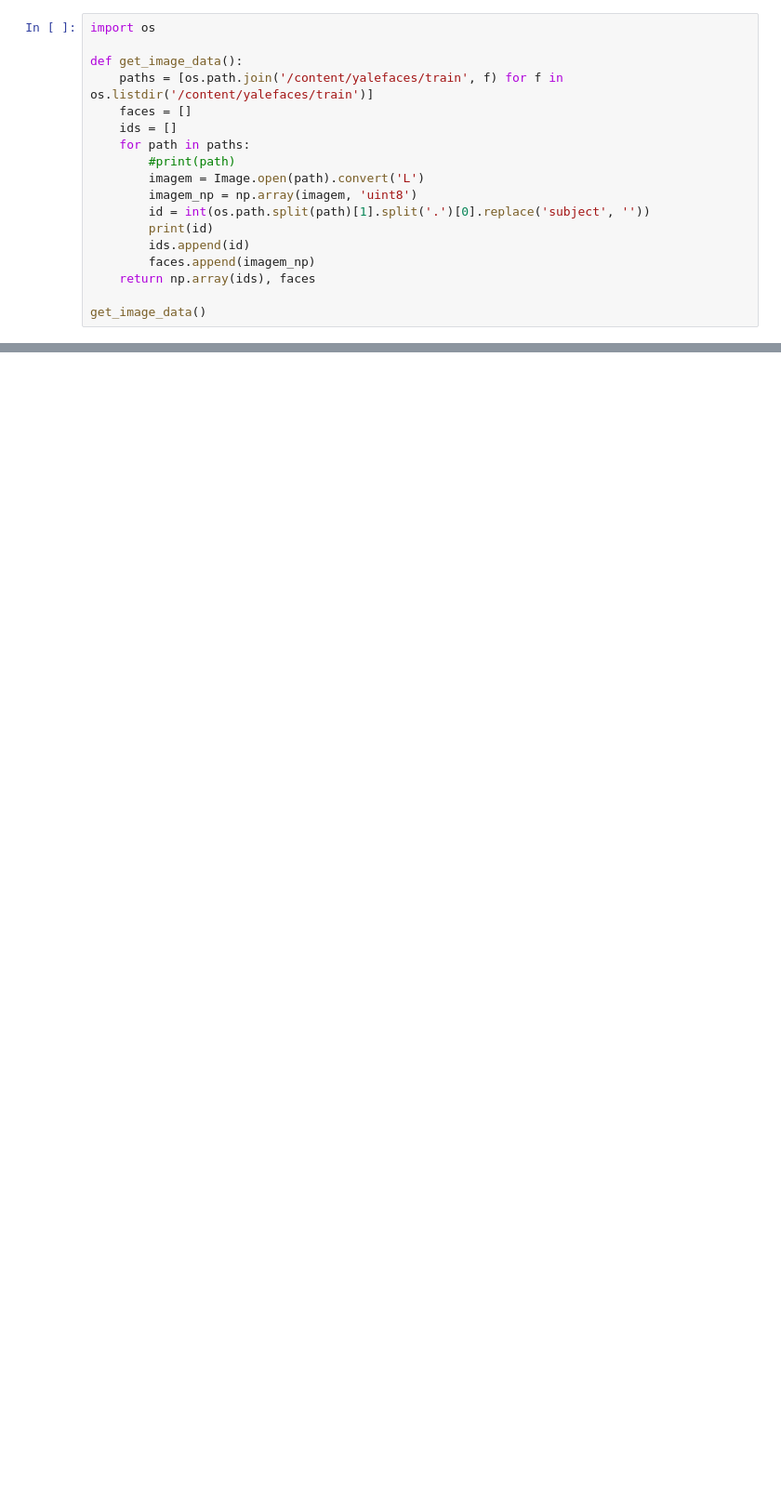
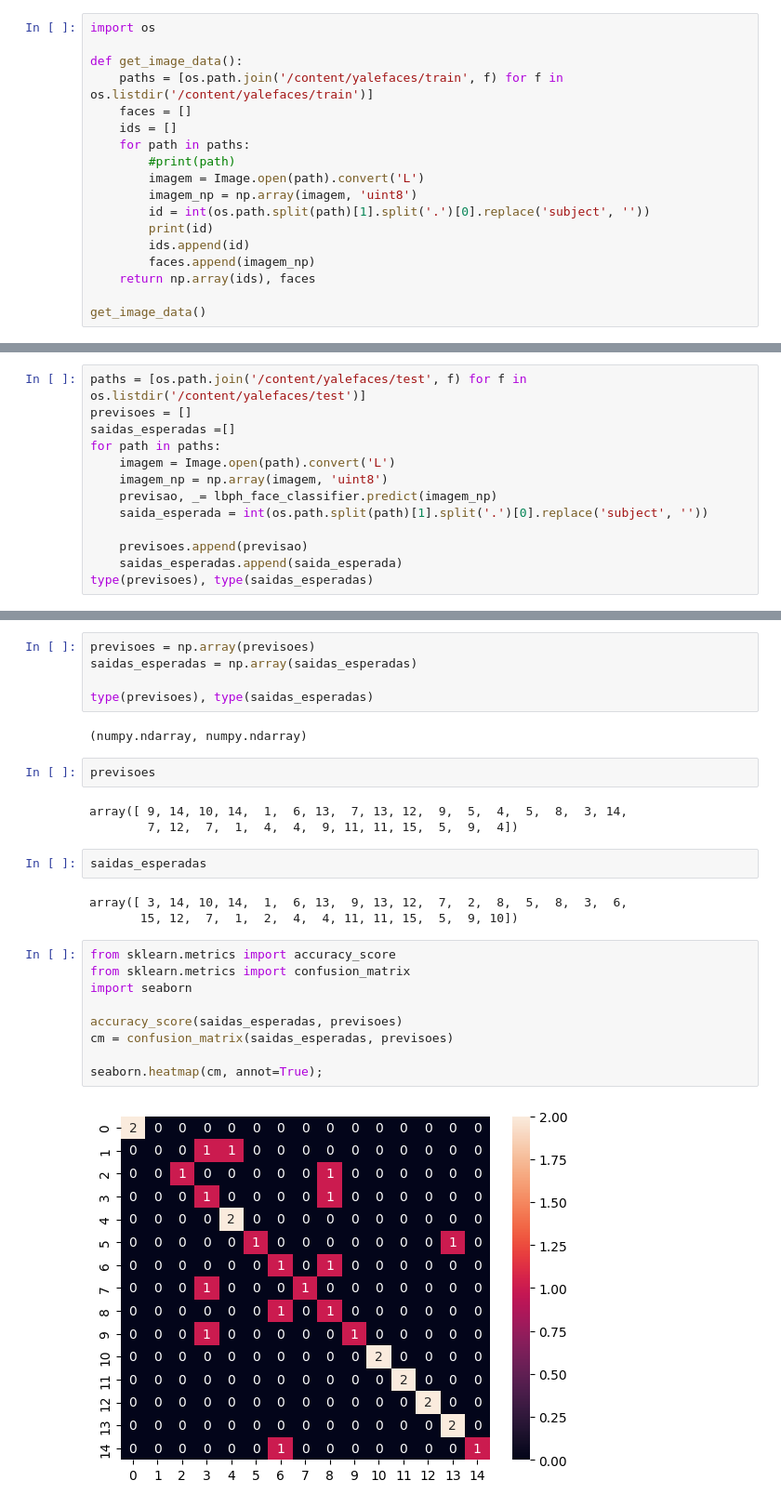
Before and after one commit to Sonryu/Computer-Vision-, a Jupyter notebook: Base_De_Dados_OpenCV_e_Dlib_LBPH.ipynb, the cells around one changed output, grey strips where cells are left out. Shown: that part at 93% size. Drawn from its saved outputs; the diff is of its cells as text; blank space fills up the shorter version.

```diff
--- a/Base_De_Dados_OpenCV_e_Dlib_LBPH.ipynb
+++ b/Base_De_Dados_OpenCV_e_Dlib_LBPH.ipynb
@@ -35,0 +71,13 @@ get_image_data()
+# %%
+paths = [os.path.join('/content/yalefaces/test', f) for f in os.listdir('/content/yalefaces/test')]
+previsoes = []
+saidas_esperadas =[]
+for path in paths:
+    imagem = Image.open(path).convert('L')
+    imagem_np = np.array(imagem, 'uint8')
+    previsao, _= lbph_face_classifier.predict(imagem_np)
+    saida_esperada = int(os.path.split(path)[1].split('.')[0].replace('subject', ''))
+
+    previsoes.append(previsao)
+    saidas_esperadas.append(saida_esperada)
+type(previsoes), type(saidas_esperadas)
@@ -35,0 +86,28 @@ get_image_data()
+# %%
+previsoes = np.array(previsoes)
+saidas_esperadas = np.array(saidas_esperadas)
+
+type(previsoes), type(saidas_esperadas)
+# %% [output]
+(numpy.ndarray, numpy.ndarray)
+# %%
+previsoes
+# %% [output]
+array([ 9, 14, 10, 14,  1,  6, 13,  7, 13, 12,  9,  5,  4,  5,  8,  3, 14,
+        7, 12,  7,  1,  4,  4,  9, 11, 11, 15,  5,  9,  4])
+# %%
+saidas_esperadas
+# %% [output]
+array([ 3, 14, 10, 14,  1,  6, 13,  9, 13, 12,  7,  2,  8,  5,  8,  3,  6,
+       15, 12,  7,  1,  2,  4,  4, 11, 11, 15,  5,  9, 10])
+# %%
+from sklearn.metrics import accuracy_score
+from sklearn.metrics import confusion_matrix
+import seaborn
+
+accuracy_score(saidas_esperadas, previsoes)
+cm = confusion_matrix(saidas_esperadas, previsoes)
+
+seaborn.heatmap(cm, annot=True);
+# %% [output]
+[figure, added]
```
Also changed, not shown: parts of 13 cells of this notebook.
